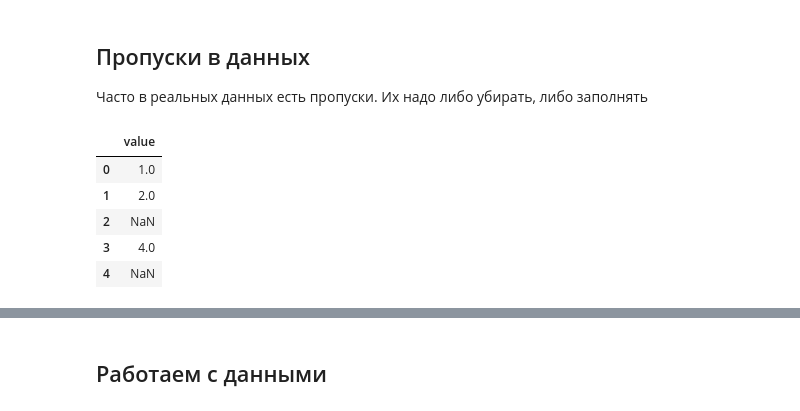
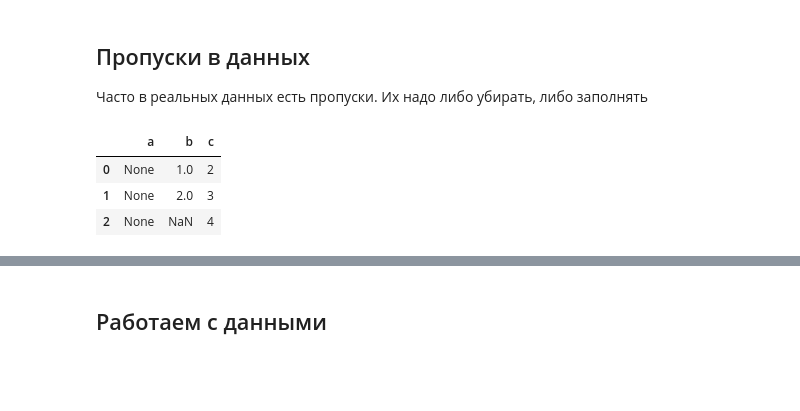
Before and after one commit to svkov/ml-course-2453, a Jupyter notebook: notebooks/02-pandas-numpy-matplotlib.ipynb, the cells around one changed output, grey strips where cells are left out. Saved outputs shown, nothing was run; the diff lists cells and outputs as text; code cells hidden in the pictures; blank space fills up the shorter version.

```diff
--- a/notebooks/02-pandas-numpy-matplotlib.ipynb
+++ b/notebooks/02-pandas-numpy-matplotlib.ipynb
@@ -586,13 +586,11 @@ df[(df['height_category'] == "высокий") & (df['age'] > 40)]
 
 Часто в реальных данных есть пропуски. Их надо либо убирать, либо заполнять
 # %%
-values = [1, 2, None, 4, None]
-df = pd.DataFrame(values, columns=["value"])
+values = [[None, 1, 2], [None, 2, 3], [None, None, 4]]
+df = pd.DataFrame(values, columns=["a", "b", "c"])
 df
 # %% [output]
-|  | value |
-| 0 | 1.0 |
-| 1 | 2.0 |
-| 2 | NaN |
-| 3 | 4.0 |
-| 4 | NaN |
+|  | a | b | c |
+| 0 | None | 1.0 | 2 |
+| 1 | None | 2.0 | 3 |
+| 2 | None | NaN | 4 |
```
Also changed, not shown: parts of 27 cells of this notebook.
